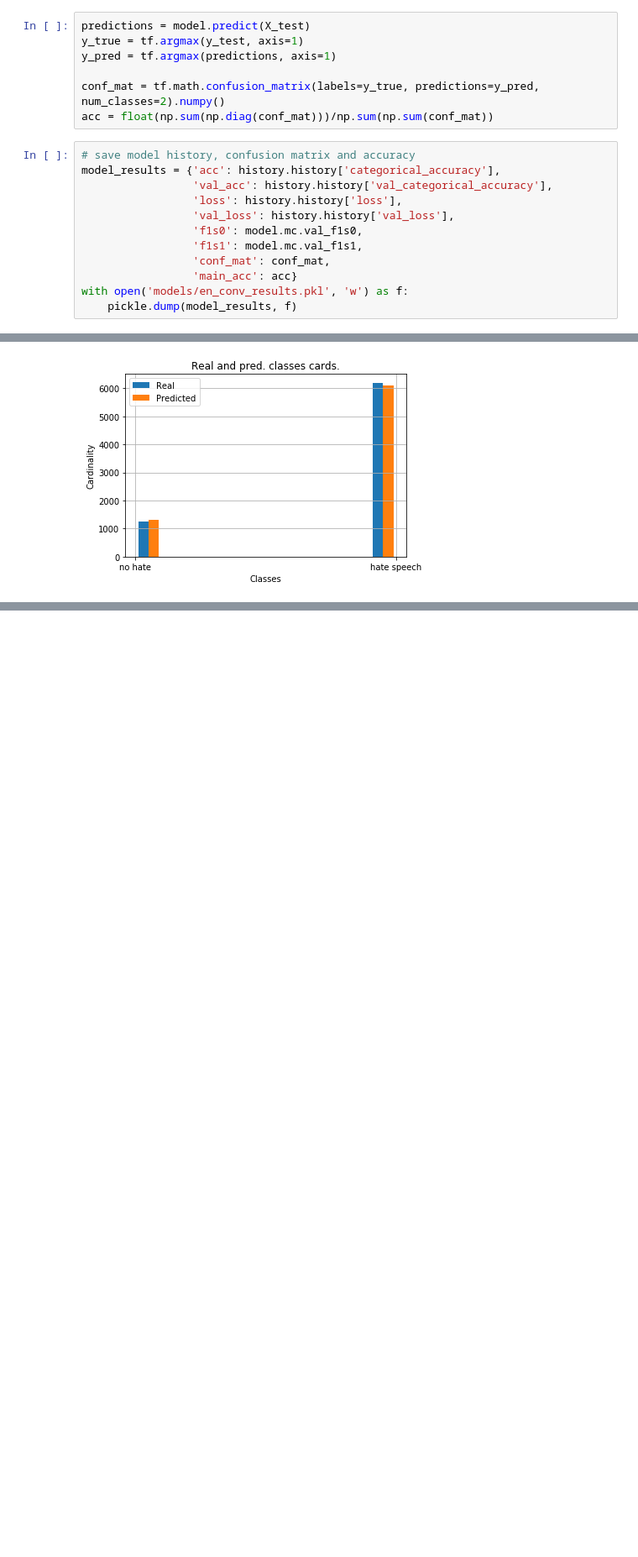
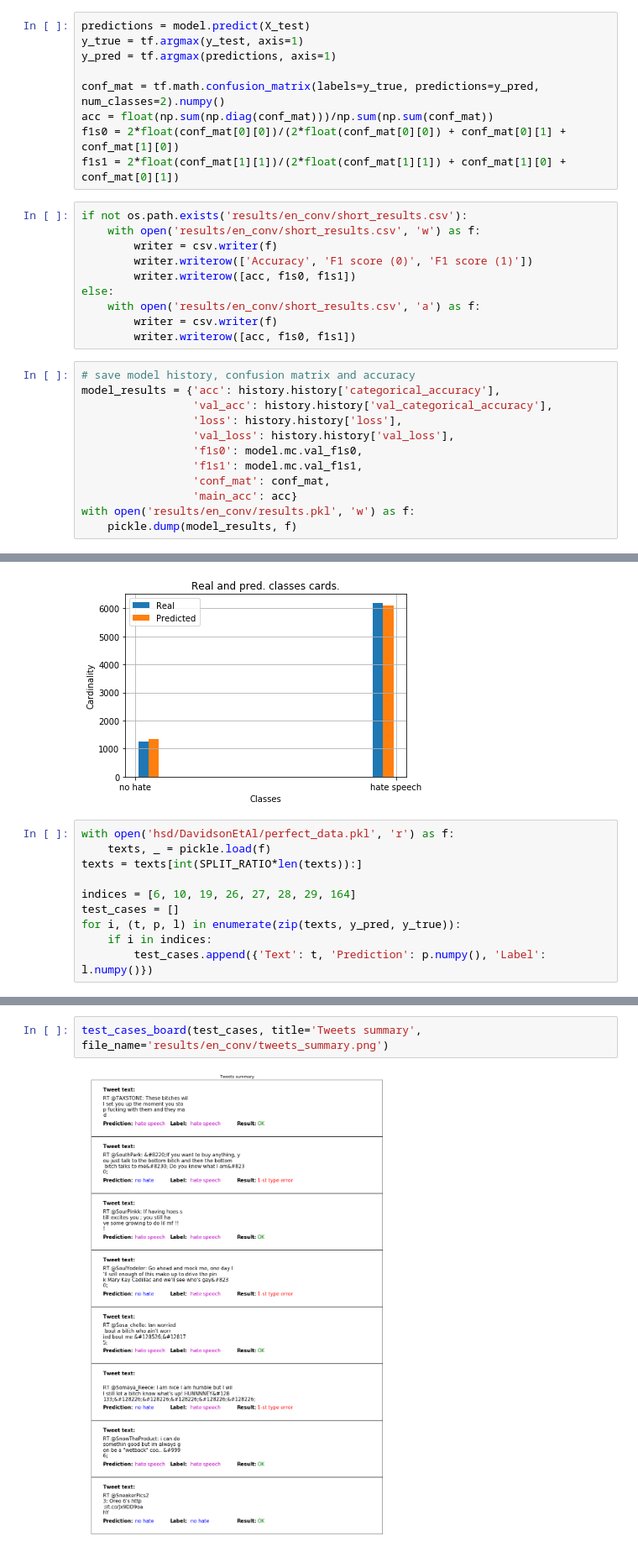
Before and after one commit to kk0walski/Phase_2, a Jupyter notebook: HSD_EN_Conv_model.ipynb, the cells around one changed output, grey strips where cells are left out. Shown: that part at 84% size. Cells and saved outputs as stored; diff of their text form; blank space fills up the shorter version.

```diff
--- a/HSD_EN_Conv_model.ipynb
+++ b/HSD_EN_Conv_model.ipynb
@@ -391,6 +401,18 @@ y_pred = tf.argmax(predictions, axis=1)
 
 conf_mat = tf.math.confusion_matrix(labels=y_true, predictions=y_pred, num_classes=2).numpy()
 acc = float(np.sum(np.diag(conf_mat)))/np.sum(np.sum(conf_mat))
+f1s0 = 2*float(conf_mat[0][0])/(2*float(conf_mat[0][0]) + conf_mat[0][1] + conf_mat[1][0])
+f1s1 = 2*float(conf_mat[1][1])/(2*float(conf_mat[1][1]) + conf_mat[1][0] + conf_mat[0][1])
+# %%
+if not os.path.exists('results/en_conv/short_results.csv'):
+    with open('results/en_conv/short_results.csv', 'w') as f:
+        writer = csv.writer(f)
+        writer.writerow(['Accuracy', 'F1 score (0)', 'F1 score (1)'])
+        writer.writerow([acc, f1s0, f1s1])
+else:
+    with open('results/en_conv/short_results.csv', 'a') as f:
+        writer = csv.writer(f)
+        writer.writerow([acc, f1s0, f1s1])
 # %%
 # save model history, confusion matrix and accuracy
 model_results = {'acc': history.history['categorical_accuracy'],
@@ -401,7 +423,7 @@ model_results = {'acc': history.history['categorical_accuracy'],
                  'f1s1': model.mc.val_f1s1,
                  'conf_mat': conf_mat,
                  'main_acc': acc}
-with open('models/en_conv_results.pkl', 'w') as f:
+with open('results/en_conv/results.pkl', 'w') as f:
     pickle.dump(model_results, f)
 # %% [markdown]
 ## Visualizations
@@ -511,3 +533,13 @@ class_distribution_hist(y_true, y_pred, cls=classes,
                         file_name='results/en_conv/cards.png')
 # %% [output]
 [figure]
+# %%
+with open('hsd/DavidsonEtAl/perfect_data.pkl', 'r') as f:
+    texts, _ = pickle.load(f)
+texts = texts[int(SPLIT_RATIO*len(texts)):]
+
+indices = [6, 10, 19, 26, 27, 28, 29, 164]
+test_cases = []
+for i, (t, p, l) in enumerate(zip(texts, y_pred, y_true)):
+    if i in indices:
+        test_cases.append({'Text': t, 'Prediction': p.numpy(), 'Label': l.numpy()})
@@ -513,0 +590,4 @@ class_distribution_hist(y_true, y_pred, cls=classes,
+# %%
+test_cases_board(test_cases, title='Tweets summary', file_name='results/en_conv/tweets_summary.png')
+# %% [output]
+[figure, added]
```
Also changed, not shown: parts of 12 cells of this notebook, 7 other files.
